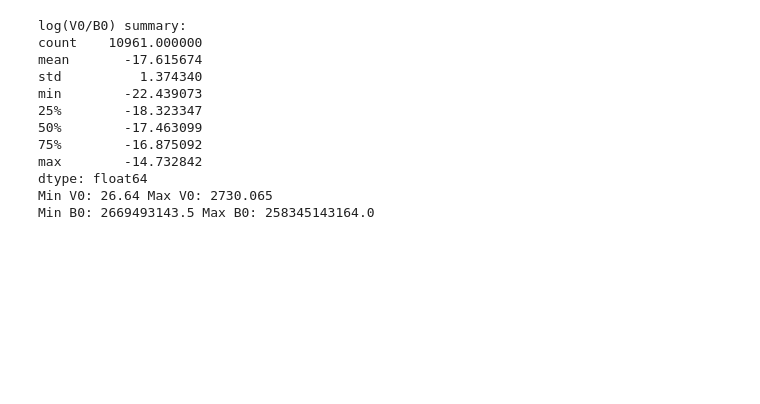
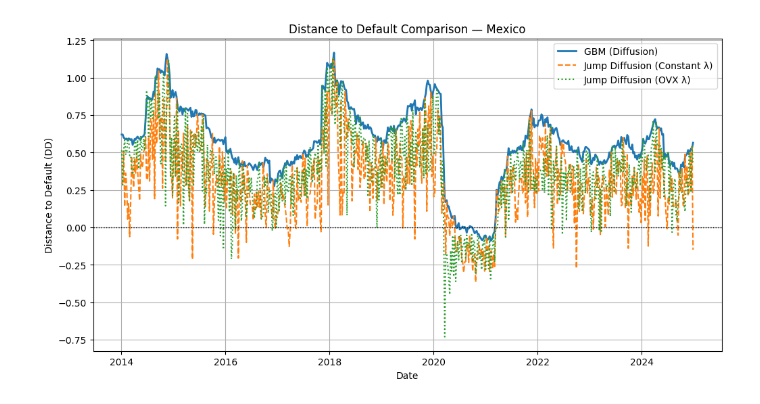
Before and after one commit to juanfp02/commodities_and_sovereigns, a Jupyter notebook: 08_MC_idea.ipynb, the cells around one changed output. Saved outputs shown, nothing was run; the diff lists cells and outputs as text; code cells hidden in the pictures; blank space fills up the shorter version.

```diff
--- a/08_MC_idea.ipynb
+++ b/08_MC_idea.ipynb
@@ -227,25 +128,28 @@ df_res
 # %%
-import numpy as np
-import pandas as pd
+country = "mexico"   # change here
+msci_em = [
+    'brazil', 'chile', 'china', 'colombia', 'czech republic', 'czechia',
+    'egypt', 'greece', 'hungary', 'india', 'indonesia', 'korea', 'south korea',
+    'kuwait', 'malaysia', 'mexico', 'peru', 'philippines', 'poland', 'qatar',
+    'saudi arabia', 'south africa', 'taiwan', 'thailand', 'turkey',
+    'united arab emirates', 'uae'
+]
 
-df = pd.read_csv(in_path, parse_dates=["date"])
-
-x = np.log(df["msci_index"].values) - np.log(df["default_barrier"].values)
-print("log(V0/B0) summary:")
-print(pd.Series(x).describe())
-
-print("Min V0:", df["msci_index"].min(), "Max V0:", df["msci_index"].max())
-print("Min B0:", df["default_barrier"].min(), "Max B0:", df["default_barrier"].max())
+df_c = df_res[df_res["country"].str.lower() == country.lower()].sort_values("date").copy()
-# %% [output]
-log(V0/B0) summary:
-count    10961.000000
-mean       -17.615674
-std          1.374340
-min        -22.439073
-25%        -18.323347
-50%        -17.463099
-75%        -16.875092
-max        -14.732842
-dtype: float64
-Min V0: 26.64 Max V0: 2730.065
-Min B0: 2669493143.5 Max B0: 258345143164.0
+# %%
+plt.figure(figsize=(12,6))
+
+plt.plot(df_c["date"], df_c["dd_mc_gbm"], label="GBM (Diffusion)", linewidth=2)
+plt.plot(df_c["date"], df_c["dd_mc_jump_const"], label="Jump Diffusion (Constant λ)", linestyle="--")
+plt.plot(df_c["date"], df_c["dd_mc_jump_ovx"], label="Jump Diffusion (OVX λ)", linestyle=":")
+
+plt.axhline(0, color="black", linewidth=1, linestyle=":")
+plt.title(f"Distance to Default Comparison — {country.title()}")
+plt.ylabel("Distance to Default (DD)")
+plt.xlabel("Date")
+plt.legend()
+plt.grid(True)
+
+plt.show()
+# %% [output]
+[figure, added]
```
Also changed, not shown: parts of 5 cells of this notebook, 5 other files.
